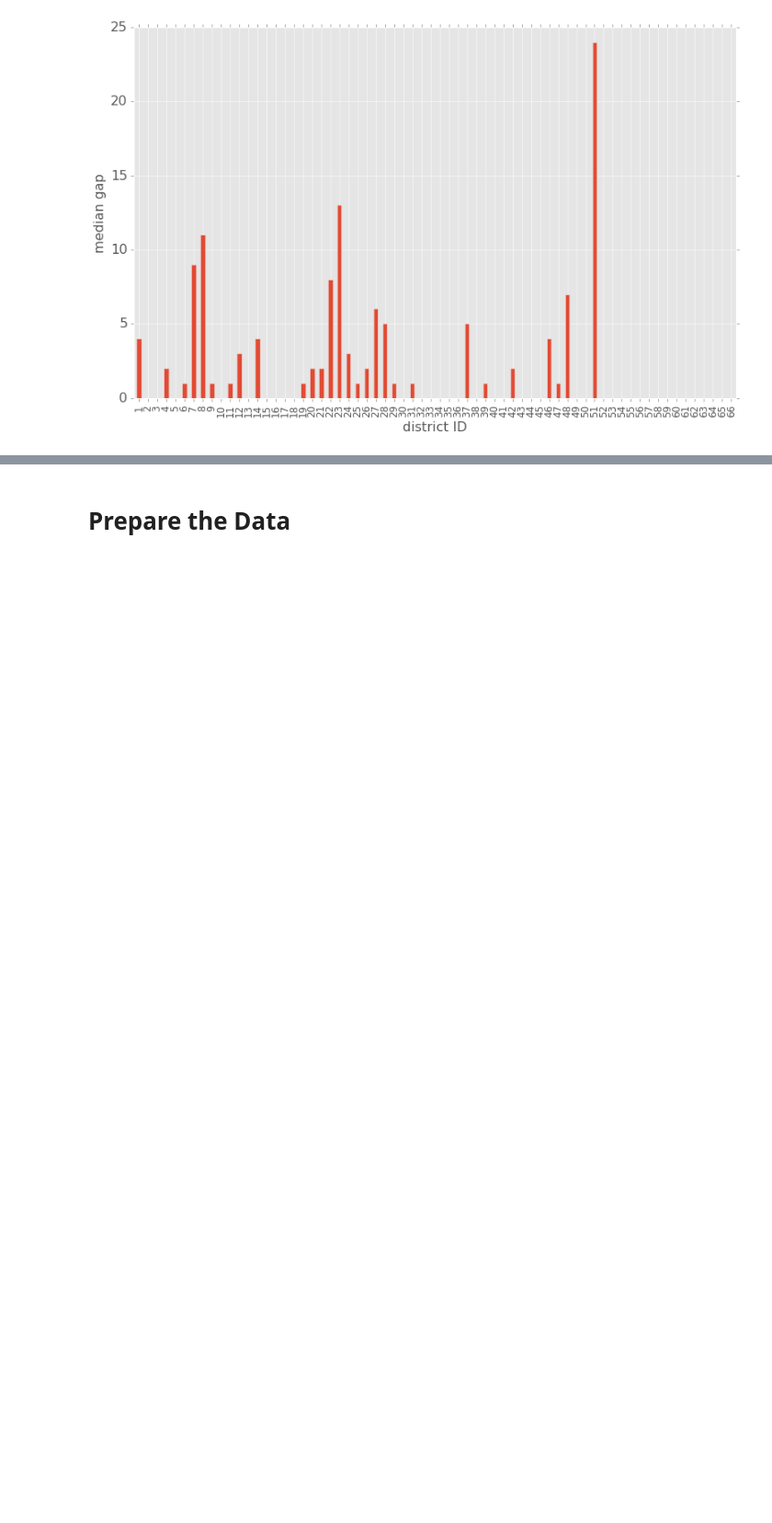
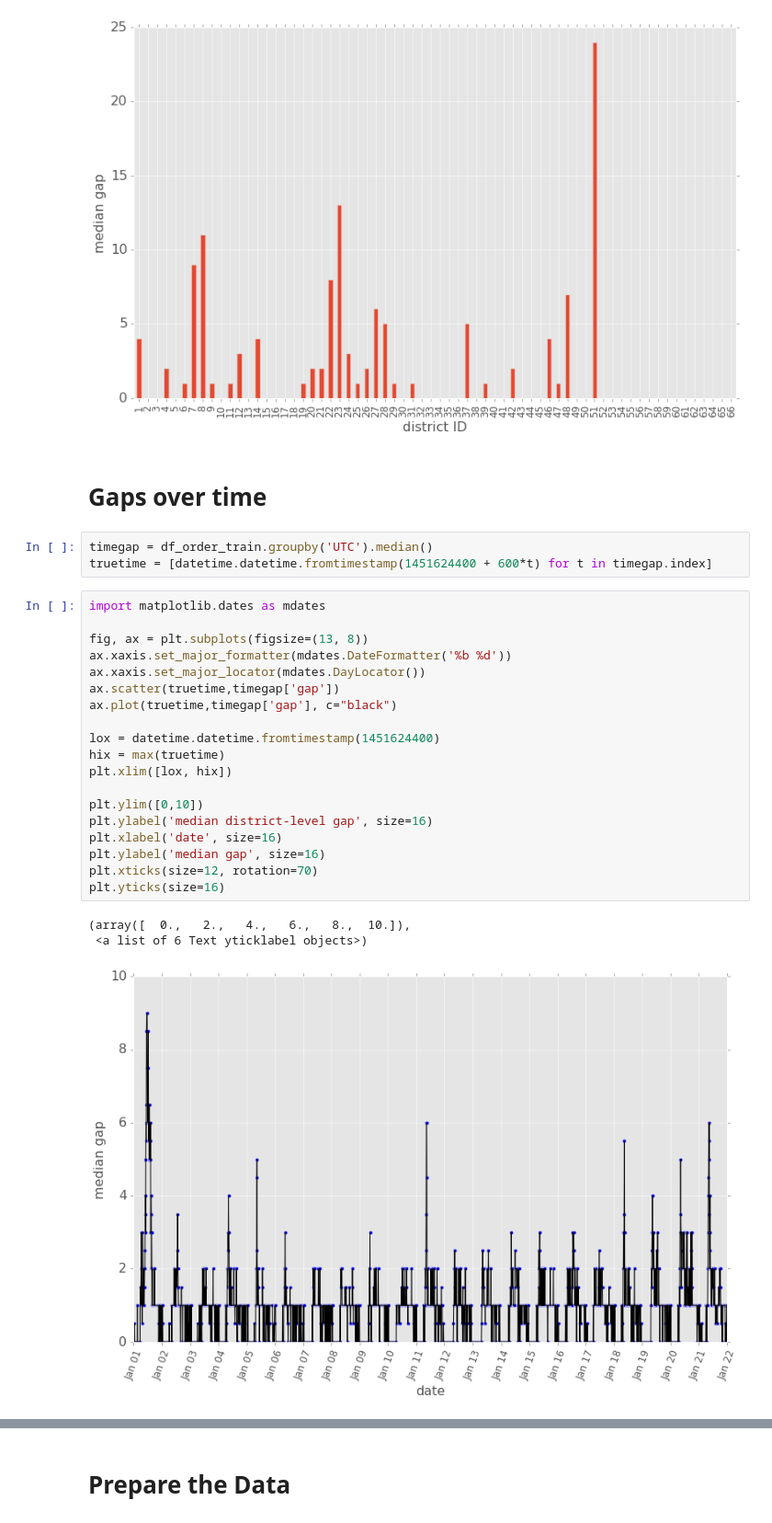
Before and after one commit to ztultrebor/Ditech-Challenge-ANN, a Jupyter notebook: DataPrepAndAnalysis.ipynb, the cells around one changed output, grey strips where cells are left out. Shown: that part at 92% size. Drawn from its saved outputs; the diff is of its cells as text; blank space fills up the shorter version.

```diff
--- a/DataPrepAndAnalysis.ipynb
+++ b/DataPrepAndAnalysis.ipynb
@@ -380,3 +421,31 @@ plt.yticks(size=16)
 (array([  0.,   5.,  10.,  15.,  20.,  25.]),
  <a list of 6 Text yticklabel objects>)
 [figure]
+# %% [markdown]
+# Gaps over time
+# %%
+timegap = df_order_train.groupby('UTC').median()
+truetime = [datetime.datetime.fromtimestamp(1451624400 + 600*t) for t in timegap.index]
+# %%
+import matplotlib.dates as mdates
+
+fig, ax = plt.subplots(figsize=(13, 8))
+ax.xaxis.set_major_formatter(mdates.DateFormatter('%b %d'))
+ax.xaxis.set_major_locator(mdates.DayLocator())
+ax.scatter(truetime,timegap['gap'])
+ax.plot(truetime,timegap['gap'], c="black")
+
+lox = datetime.datetime.fromtimestamp(1451624400)
+hix = max(truetime)
+plt.xlim([lox, hix])
+
+plt.ylim([0,10])
+plt.ylabel('median district-level gap', size=16)
+plt.xlabel('date', size=16)
+plt.ylabel('median gap', size=16)
+plt.xticks(size=12, rotation=70)
+plt.yticks(size=16)
+# %% [output]
+(array([  0.,   2.,   4.,   6.,   8.,  10.]),
+ <a list of 6 Text yticklabel objects>)
+[figure, added]
```
Also changed, not shown: parts of 20 cells of this notebook, 3 other files.
